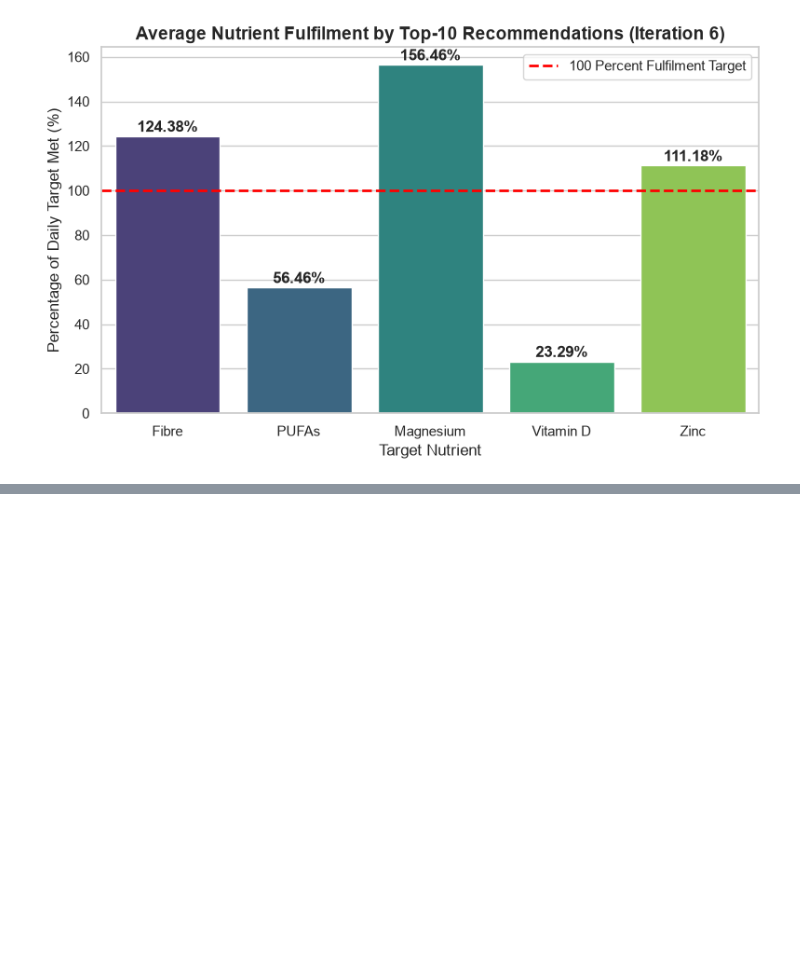
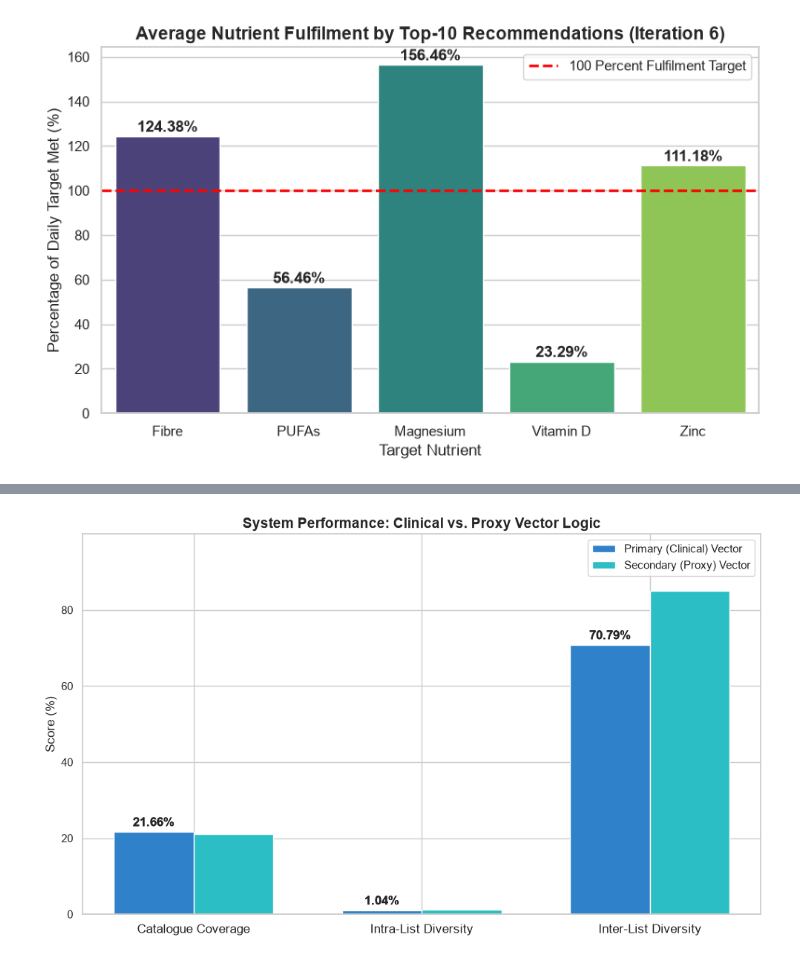
Before and after one commit to lbaxendale/masters_project, a Jupyter notebook: MODELLING_FILE.ipynb, the cells around one changed output, grey strips where cells are left out. Saved outputs shown, nothing was run; the diff lists cells and outputs as text; code cells hidden in the pictures; blank space fills up the shorter version.

```diff
--- a/MODELLING_FILE.ipynb
+++ b/MODELLING_FILE.ipynb
@@ -1141,0 +1204,50 @@ Passing `palette` without assigning `hue` is deprecated and will be removed in v
+# %%
+#Grouped bar chart
+
+#Definining the metrics
+labels = ['Catalogue Coverage', 'Intra-List Diversity', 'Inter-List Diversity']
+
+#Primary vector logic metrics (iteration 6)
+primary_metrics = [21.66, 1.04, 70.79]
+
+#Secondary proxy nutrient vector logic metrics
+proxy_metrics = [21.07, 1.24, 84.93]
+
+#Configuring the bar chart labels and width
+x = np.arange(len(labels))
+#Width of the bars
+width = 0.35
+
+fig, ax = plt.subplots(figsize=(10, 6))
+
+#Creating the grouped bars
+bars1 = ax.bar(x - width/2, primary_metrics, width, label='Primary (Clinical) Vector', color="#2f81c9")
+bars2 = ax.bar(x + width/2, proxy_metrics, width, label='Secondary (Proxy) Vector', color="#2bbec4" )
+
+#Configuring the format and labels
+ax.set_ylabel('Score (%)', fontsize=12)
+ax.set_title('System Performance: Clinical vs. Proxy Vector Logic', fontsize=14, fontweight='bold')
+ax.set_xticks(x)
+ax.set_xticklabels(labels, fontsize=12)
+ax.legend()
+
+#Creating a function to attach the percentage labels on top of bars
+def autolabel(bars):
+    for bar in bars:
+        height = bar.get_height()
+        ax.annotate(f'{height}%',
+                    xy=(bar.get_x() + bar.get_width() / 2, height),
+                    xytext=(0, 3),
+                    textcoords="offset points",
+                    ha='center', va='bottom', fontweight='bold')
+
+autolabel(bars1)
+autolabel(bars1)
+
+#Creating extra space at top so labels do not get cut off
+ax.set_ylim(0, max(max(primary_metrics), max(proxy_metrics)) + 15)
+
+fig.tight_layout()
+plt.show()
+# %% [output]
+[figure, added]
```
Also changed, not shown: parts of 8 cells of this notebook, 4 other files.
